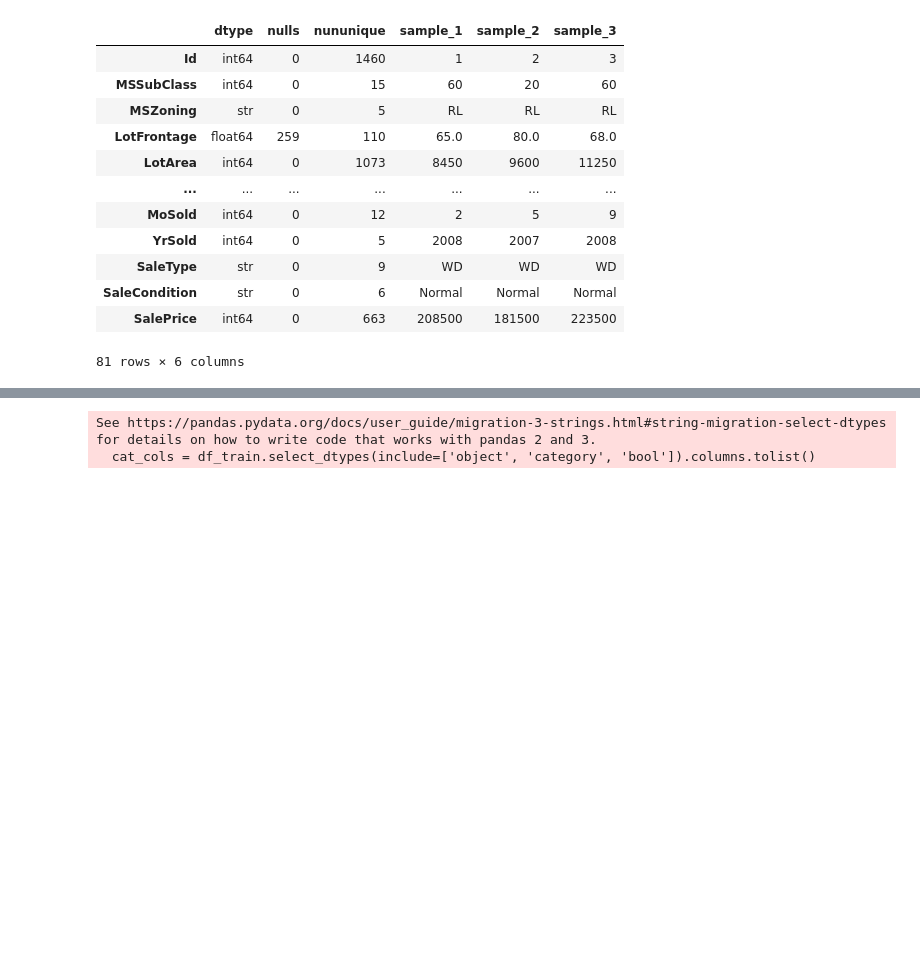
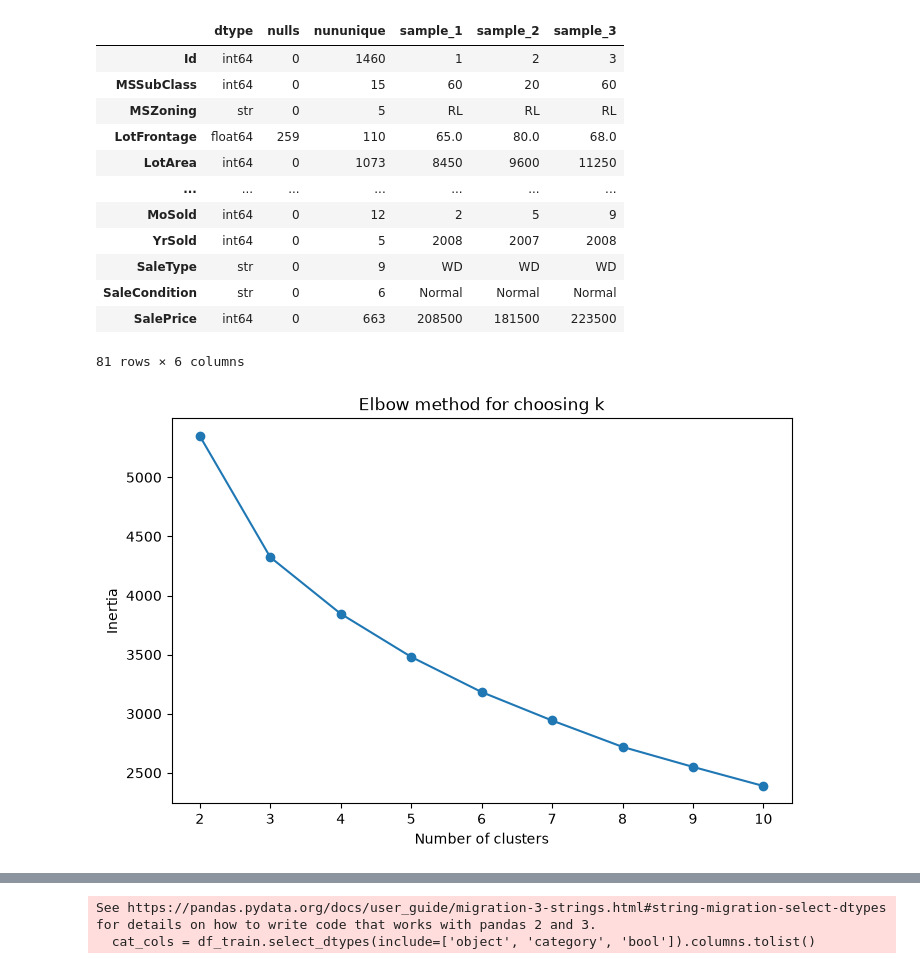
Before and after one commit to foxsys1/ames_housing_dataset, a Jupyter notebook: projects/ames_house_prices/notebooks/module1ames.ipynb, the cells around one changed output, grey strips where cells are left out. Cells and saved outputs as stored; diff of their text form; code cells hidden in the pictures; blank space fills up the shorter version.

Commit message:
Added k-means clustering using elbow method and silhoutte score analysis to determine the value of k, will be used in future feature engineering

```diff
--- a/projects/ames_house_prices/notebooks/module1ames.ipynb
+++ b/projects/ames_house_prices/notebooks/module1ames.ipynb
@@ -27,3 +27,36 @@ for df in [df_train, df_test]:
     df['Total_Bathrooms'] = df['BsmtFullBath'] + 0.5 * df['BsmtHalfBath'] + df['FullBath'] + 0.5 * df['HalfBath']
     df['AgeAtSale'] = df['YrSold'] - df['YearBuilt']
     df['GarageSFPerCar'] = df['GarageArea'] / df['GarageCars']
+# %%
+from sklearn.cluster import KMeans
+from sklearn.preprocessing import StandardScaler
+from sklearn.metrics import silhouette_score
+import matplotlib.pyplot as plt
+
+cluster_cols = ['GrLivArea', 'OverallQual', 'YearBuilt', 'GarageCars', 'TotalBsmtSF', 'Total_SF']
+
+X_cluster = df_train[cluster_cols].copy()
+X_cluster = X_cluster.fillna(X_cluster.median())
+scaler = StandardScaler()
+X_cluster_scaled = scaler.fit_transform(X_cluster)
+
+inertias = []
+
+for k in range (2,11):
+    kmeans = KMeans(
+        n_clusters=k,
+        random_state=42,
+        n_init=20
+    )
+    kmeans.fit(X_cluster_scaled)
+    inertias.append(kmeans.inertia_)
+
+plt.figure(figsize=(8,5))
+plt.plot(range(2,11), inertias, marker='o')
+plt.xlabel('Number of clusters')
+plt.ylabel('Inertia')
+plt.title('Elbow method for choosing k')
+plt.xticks(range(2,11))
+plt.show()
+# %% [output]
+[figure, added]
```
Also changed, not shown: parts of 4 cells of this notebook.
